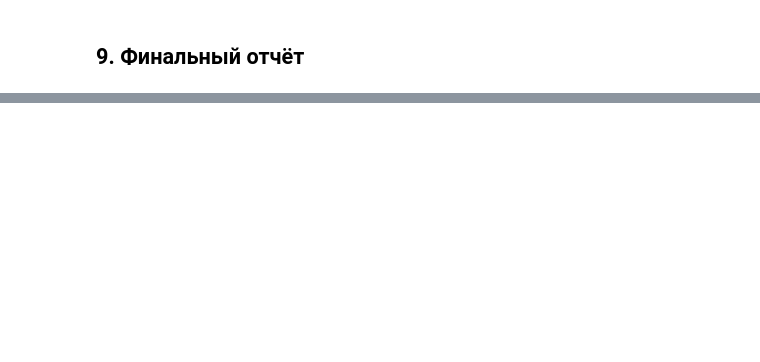
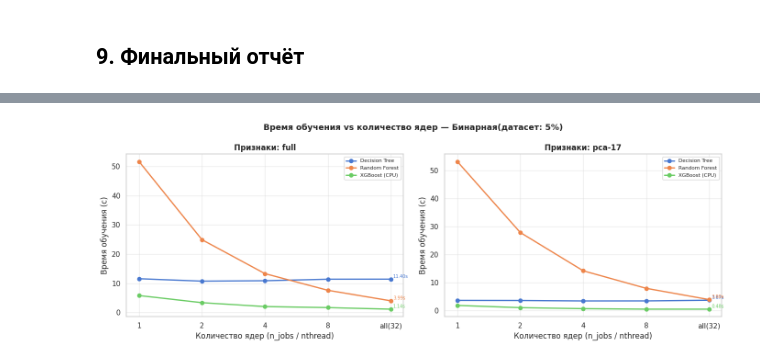
Before and after one commit to Vector513/BigData-LETI, a Jupyter notebook: botnet-attacks/2.ipynb, the cells around one changed output, grey strips where cells are left out. Cells and saved outputs as stored; diff of their text form; code cells hidden in the pictures; blank space fills up the shorter version.

Commit message:
feat: указание массива n_jobs
обучение всех по каждому эл-ту из массива, с графиками зависимости в конце

```diff
--- a/botnet-attacks/2.ipynb
+++ b/botnet-attacks/2.ipynb
@@ -685,13 +699,15 @@ for algo_name, modes in all_results.items():
 # %% [markdown]
 ## 9. Финальный отчёт
 # %%
+MODELS = list(MODELS_run.keys())
+
 print("=" * 72)
 print("  ФИНАЛЬНЫЙ ОТЧЁТ")
 print("=" * 72)
 print(f"  Датасет        : {SAMPLE_FRACTION*100:.0f}% от исходного ({sampled_rows:,} строк)")
 print(f"  Train/Test     : {(1-TEST_SIZE)*100:.0f}% / {TEST_SIZE*100:.0f}%")
 print(f"  PCA компонент  : {N_PCA_COMPONENTS} (объясн. дисп.: {explained*100:.1f}%)")
-print(f"  Алгоритмов     : {len(list(MODELS_run.keys()))}: {', '.join(list(MODELS_run.keys()))}")
+print(f"  Алгоритмов     : {len(MODELS)}: {', '.join(MODELS)}")
 
 print("\n── БИНАРНАЯ КЛАССИФИКАЦИЯ ──────────────────────────────────")
 print(df_binary.to_string(index=False, float_format="{:.4f}".format))
@@ -702,7 +718,7 @@ print(df_multiclass.to_string(index=False, float_format="{:.4f}".format))
 # Ускорение PCA по задаче binary
 print("\n── Ускорение обучения от PCA (full / pca) — бинарная ───────")
 pca_mode = f"pca-{N_PCA_COMPONENTS}"
-for algo_name in list(MODELS_run.keys()):
+for algo_name in MODELS:
     row_full = df_binary[(df_binary["Алгоритм"]==algo_name) & (df_binary["Признаки"]=="full")]
     row_pca  = df_binary[(df_binary["Алгоритм"]==algo_name) & (df_binary["Признаки"]==pca_mode)]
     if row_full.empty or row_pca.empty:
@@ -810,0 +997,87 @@ XGBoost (CPU)          |   2.59 |   4.19 |   7.13
+# %%
+# ╔══════════════════════════════════════════════════════════════╗
+# ║     ГРАФИК: ВРЕМЯ ОБУЧЕНИЯ vs КОЛИЧЕСТВО ЯДЕР               ║
+# ╚══════════════════════════════════════════════════════════════╝
+
+import psutil as _psutil
+_logi_cores = _psutil.cpu_count(logical=True)
+
+def _cores_label(n):
+    """Человекочитаемая метка для оси X."""
+    return f"all({_logi_cores})" if n == -1 else str(n)
+
+_algos = [a for a, d in PARALLEL_MODELS_DEF.items()]
+
+_feature_modes  = list(list(cores_results.values())[0][_algos[0]].keys())
+_tasks          = ["binary", "multiclass"]
+_task_labels    = {"binary": "Бинарная", "multiclass": "Мультиклассовая"}
+
+_sorted_jobs    = sorted(cores_results.keys(), key=lambda x: _logi_cores if x == -1 else x)
+_x_labels       = [_cores_label(n) for n in _sorted_jobs]
+_x_pos          = list(range(len(_sorted_jobs)))
+
+COLORS = plt.rcParams["axes.prop_cycle"].by_key()["color"]
+
+for task in _tasks:
+    fig, axes = plt.subplots(1, len(_feature_modes),
+                              figsize=(7 * len(_feature_modes), 5), sharey=False)
+    if len(_feature_modes) == 1:
+        axes = [axes]
+
+    fig.suptitle(
+        f"Время обучения vs количество ядер — {_task_labels[task]}"
+        f"(датасет: {CORES_SAMPLE_FRACTION*100:.0f}%)",
+        fontsize=13, fontweight="bold"
+    )
+
+    for ax, fmode in zip(axes, _feature_modes):
+        for ci, algo_name in enumerate(_algos):
+            times = [cores_results[n][algo_name][fmode][task] for n in _sorted_jobs]
+            ax.plot(_x_pos, times, marker="o", linewidth=2,
+                    label=algo_name, color=COLORS[ci])
+
+            # Аннотация финального значения
+            ax.annotate(f"{times[-1]:.2f}s",
+                        xy=(_x_pos[-1], times[-1]),
+                        xytext=(4, 2), textcoords="offset points",
+                        fontsize=7, color=COLORS[ci])
+
+        ax.set_title(f"Признаки: {fmode}", fontweight="bold")
+        ax.set_xlabel("Количество ядер (n_jobs / nthread)")
+        ax.set_ylabel("Время обучения (с)")
+        ax.set_xticks(_x_pos)
+        ax.set_xticklabels(_x_labels)
+        ax.legend(fontsize=8)
+        ax.grid(True, alpha=0.4)
+
+    plt.tight_layout()
+    plt.show()
+
+# ── Ускорение относительно 1 ядра ────────────────────────────────────────
+print("\n── Ускорение (speedup vs 1 ядро) — full features, бинарная ──────")
+_base_n = _sorted_jobs[0]   # минимальное кол-во ядер (обычно 1)
+header = "  ".join(f"{_cores_label(n):>8}" for n in _sorted_jobs)
+print(f"{'Алгоритм':<22}  {header}")
+print("-" * (22 + 2 + 10 * len(_sorted_jobs)))
+
+for algo_name in _algos:
+    t_base = cores_results[_base_n][algo_name]["full"]["binary"]
+    row = "  ".join(
+        f"x{t_base / cores_results[n][algo_name]['full']['binary']:>6.2f}"
+        for n in _sorted_jobs
+    )
+    print(f"{algo_name:<22}  {row}")
+
+# ── Сводная таблица: абсолютное время ────────────────────────────────────
+print("\n── Абсолютное время (с) — full features, бинарная ─────────────")
+print(f"{'Алгоритм':<22}  {header}")
+print("-" * (22 + 2 + 10 * len(_sorted_jobs)))
+
+for algo_name in list(PARALLEL_MODELS_DEF.keys()):
+    row = "  ".join(
+        f"{cores_results[n][algo_name]['full']['binary']:>8.3f}"
+        for n in _sorted_jobs
+    )
+    print(f"{algo_name:<22}  {row}")
+# %% [output]
+[figure, added]
```
Also changed, not shown: parts of 17 cells of this notebook.
